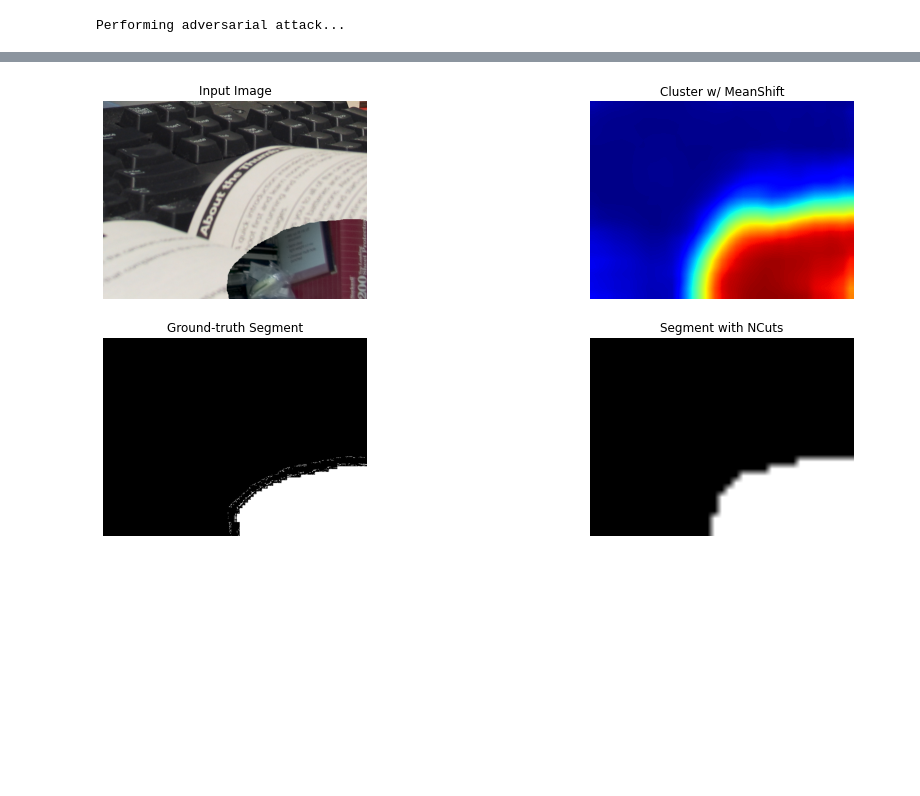
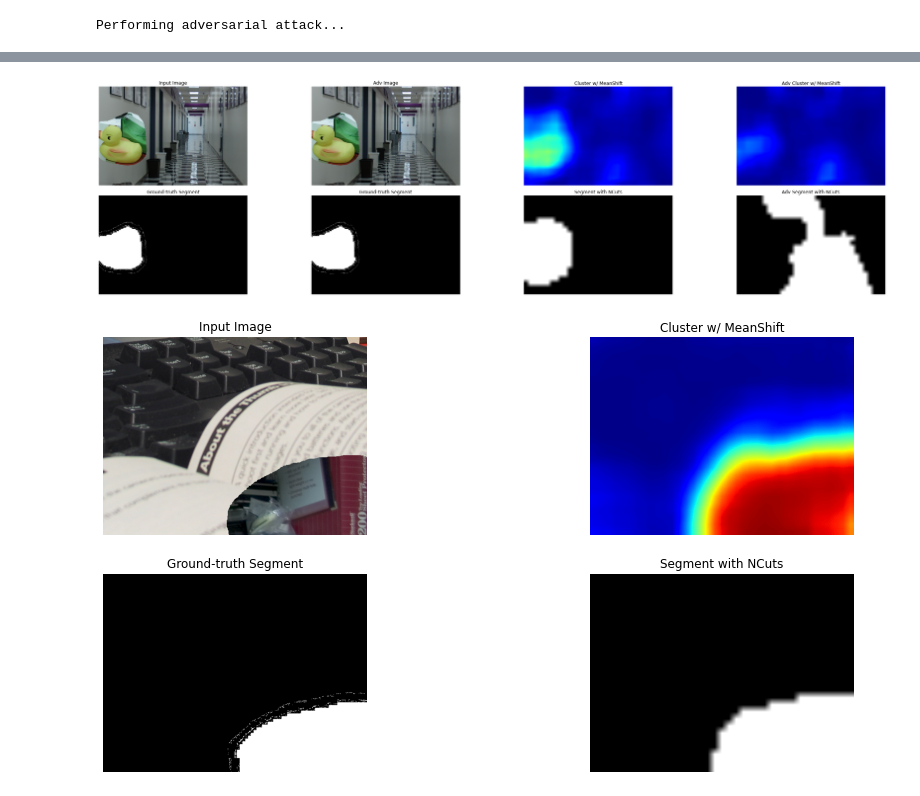
Before and after one commit to yizhe-ang/fake-detection-lab, a Jupyter notebook: notebooks/attack_test.ipynb, the cells around one changed output, grey strips where cells are left out. Drawn from its saved outputs; the diff is of its cells as text; code cells hidden in the pictures; blank space fills up the shorter version.

```diff
--- a/notebooks/attack_test.ipynb
+++ b/notebooks/attack_test.ipynb
@@ -173,3 +146,49 @@ plt.show()
+# %%
+plt.subplots(figsize=(32, 8))
+plt.subplot(2, 4, 1)
+plt.title('Input Image')
+plt.imshow(clean_img.permute(1, 2, 0))
+plt.axis('off')
+
+plt.subplot(2, 4, 2)
+plt.title('Adv Image')
+plt.imshow(adv_img.permute(1, 2, 0))
+plt.axis('off')
+
+plt.subplot(2, 4, 3)
+plt.title('Cluster w/ MeanShift')
+plt.axis('off')
+plt.imshow(clean_pred['ms'], cmap='jet', vmin=0.0, vmax=1.0)
+
+plt.subplot(2, 4, 4)
+plt.title('Adv Cluster w/ MeanShift')
+plt.axis('off')
+plt.imshow(adv_pred['ms'], cmap='jet', vmin=0.0, vmax=1.0)
+
+plt.subplot(2, 4, 5)
+plt.title('Ground-truth Segment')
+plt.axis('off')
+plt.imshow(data['map'], vmin=0.0, vmax=1.0, cmap="gray")
+
+plt.subplot(2, 4, 6)
+plt.title('Ground-truth Segment')
+plt.axis('off')
+plt.imshow(data['map'], vmin=0.0, vmax=1.0, cmap="gray")
+
+plt.subplot(2, 4, 7)
+plt.title('Segment with NCuts')
+plt.axis('off')
+plt.imshow(clean_pred['ncuts'], vmin=0.0, vmax=1.0, cmap="gray")
+
+plt.subplot(2, 4, 8)
+plt.title('Adv Segment with NCuts')
+plt.axis('off')
+plt.imshow(adv_pred['ncuts'], vmin=0.0, vmax=1.0, cmap="gray")
+
+plt.tight_layout()
+plt.show()
+# %% [output]
+[figure, added]
 # %%
 img_cv = img_raw.permute(1, 2, 0)
 
```
Also changed, not shown: parts of 13 cells of this notebook, 16 other files.
